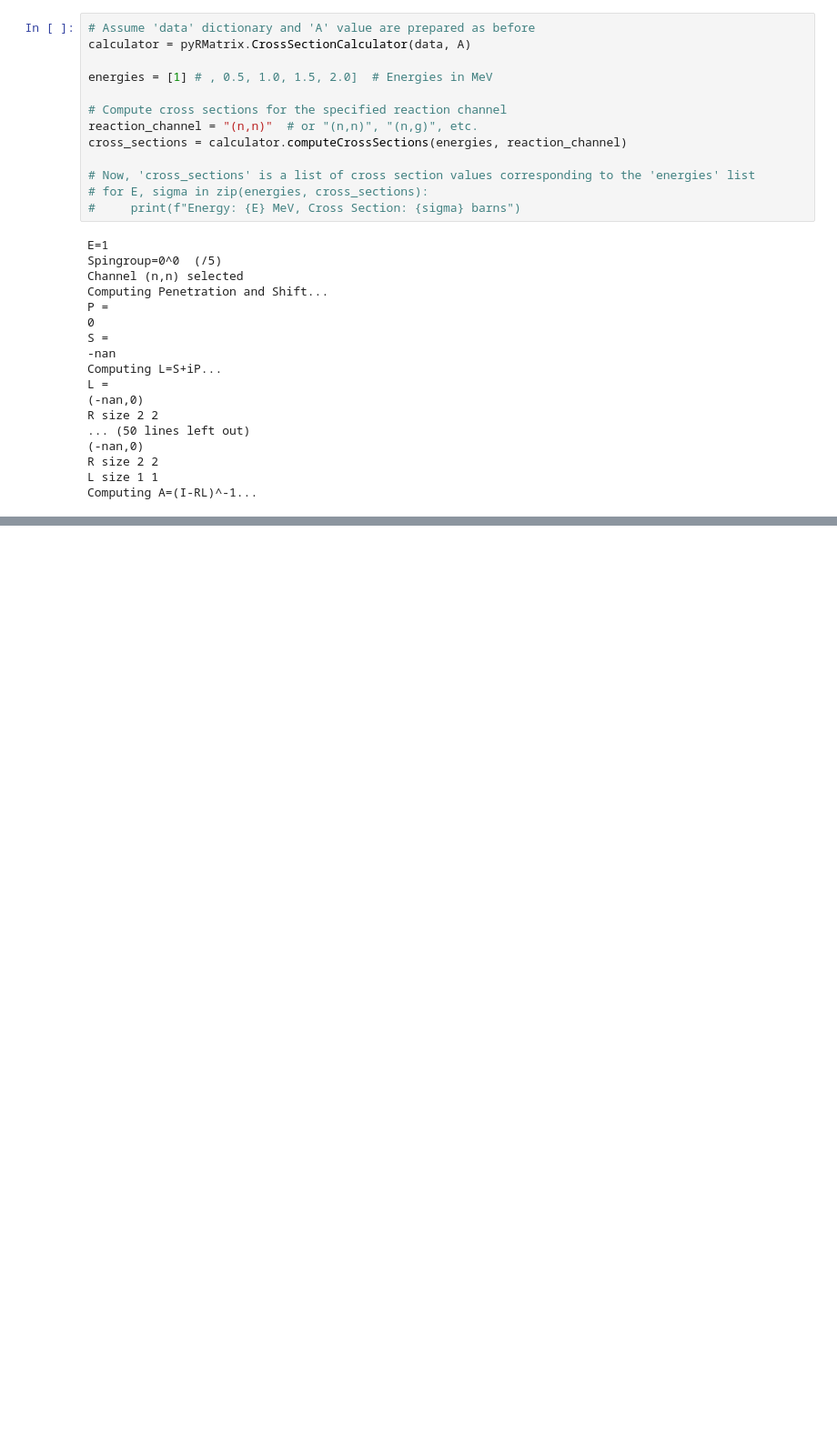
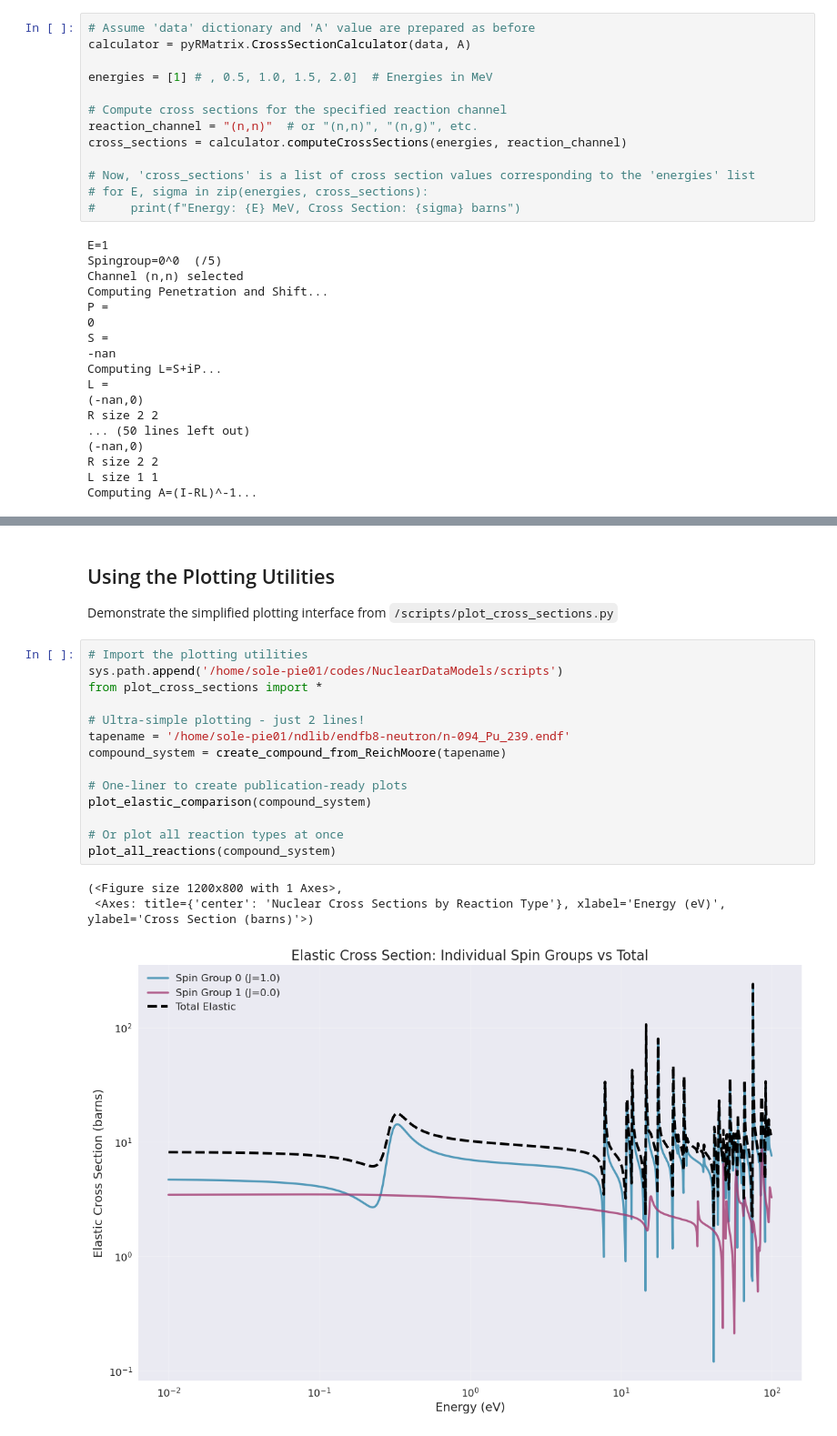
Before and after one commit to Pierresole/NuclearDataModels, a Jupyter notebook: notebooks/RMatrix/resonan_from_endfTK_LRF7.ipynb, the cells around one changed output, grey strips where cells are left out. Shown: that part at 91% size. Drawn from its saved outputs; the diff is of its cells as text; blank space fills up the shorter version.

```diff
--- a/notebooks/RMatrix/resonan_from_endfTK_LRF7.ipynb
+++ b/notebooks/RMatrix/resonan_from_endfTK_LRF7.ipynb
@@ -325,0 +447,21 @@ Computing A=(I-RL)^-1...
+# %% [markdown]
+## Using the Plotting Utilities
+Demonstrate the simplified plotting interface from `/scripts/plot_cross_sections.py`
+# %%
+# Import the plotting utilities
+sys.path.append('/home/sole-pie01/codes/NuclearDataModels/scripts')
+from plot_cross_sections import *
+
+# Ultra-simple plotting - just 2 lines!
+tapename = '/home/sole-pie01/ndlib/endfb8-neutron/n-094_Pu_239.endf'
+compound_system = create_compound_from_ReichMoore(tapename)
+
+# One-liner to create publication-ready plots
+plot_elastic_comparison(compound_system)
+
+# Or plot all reaction types at once
+plot_all_reactions(compound_system)
+# %% [output]
+(<Figure size 1200x800 with 1 Axes>,
+ <Axes: title={'center': 'Nuclear Cross Sections by Reaction Type'}, xlabel='Energy (eV)', ylabel='Cross Section (barns)'>)
+[figure, added]
```
Also changed, not shown: parts of 14 cells of this notebook, 10 other files.
